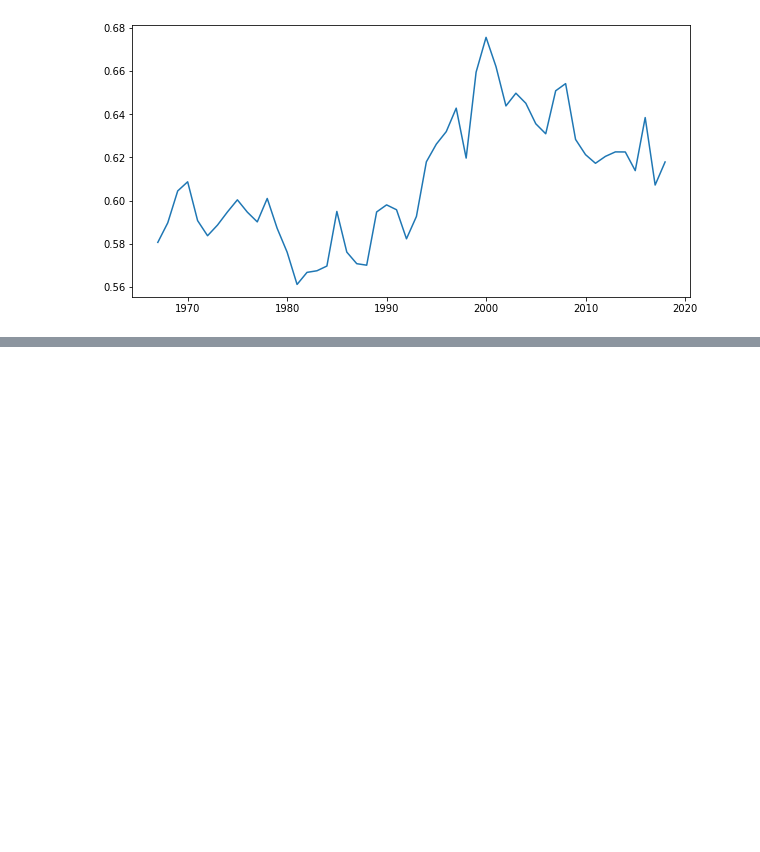
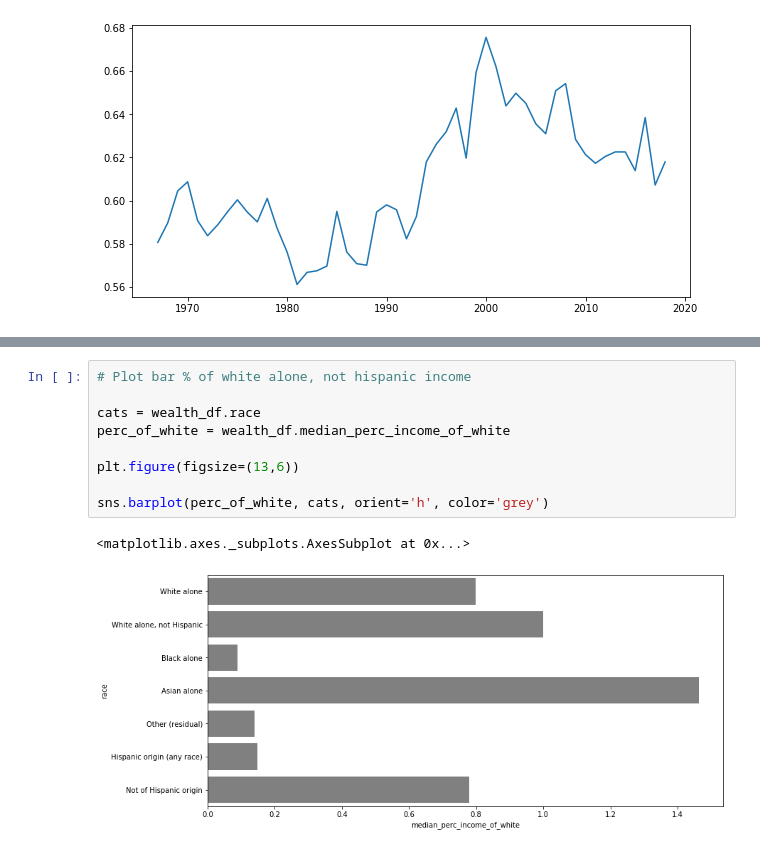
Before and after one commit to SpecCRA/futurist_black_agenda, a Jupyter notebook: eda.ipynb, the cells around one changed output, grey strips where cells are left out. Saved outputs shown, nothing was run; the diff lists cells and outputs as text; blank space fills up the shorter version.

```diff
--- a/eda.ipynb
+++ b/eda.ipynb
@@ -350,0 +384,12 @@ plt.show()
+# %%
+# Plot bar % of white alone, not hispanic income
+
+cats = wealth_df.race
+perc_of_white = wealth_df.median_perc_income_of_white
+
+plt.figure(figsize=(13,6))
+
+sns.barplot(perc_of_white, cats, orient='h', color='grey')
+# %% [output]
+<matplotlib.axes._subplots.AxesSubplot at 0x...>
+[figure, added]
```
Also changed, not shown: parts of 4 cells of this notebook.
